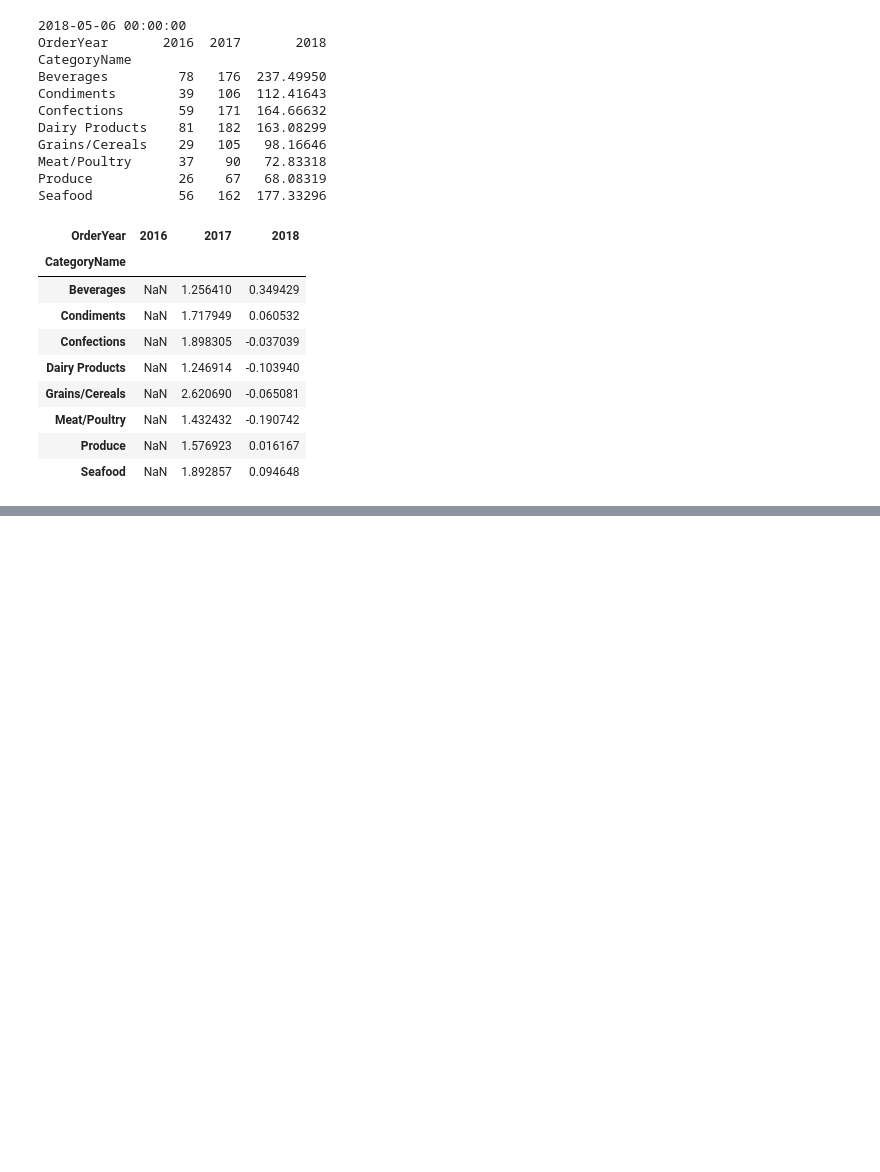
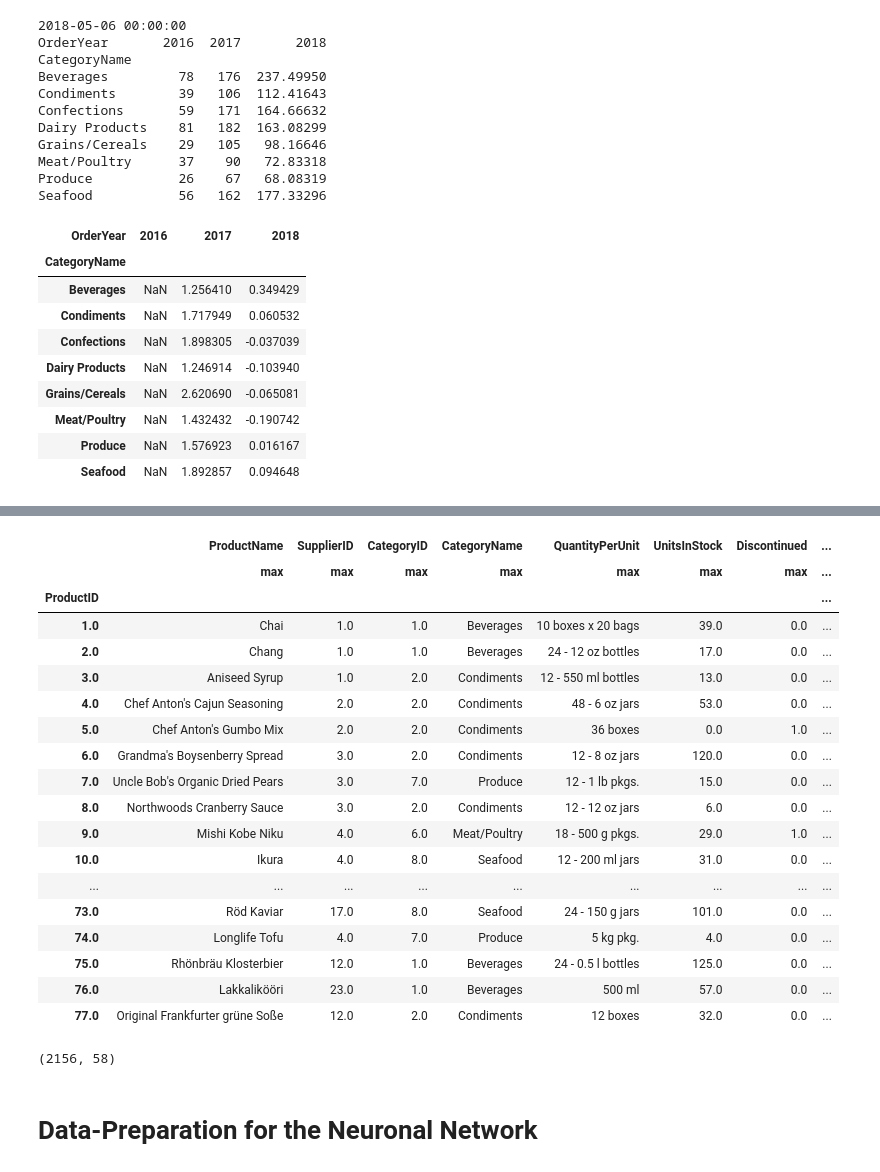
Before and after one commit to JGruettner/comprehensive_crm, a Jupyter notebook: Forecast_Deep.ipynb, the cells around one changed output, grey strips where cells are left out. Drawn from its saved outputs; the diff is of its cells as text; code cells hidden in the pictures; blank space fills up the shorter version.

```diff
--- a/Forecast_Deep.ipynb
+++ b/Forecast_Deep.ipynb
@@ -441,8 +403,0 @@ cat_details = pd.DataFrame((100/prod_details2['TotalPurchase'].sum())*prod_detai
-# %%
-print(prod_details2['OrderDate'].max())
-d1 = date(2018, 1, 1)
-cat_details2[2018] = cat_details2[2018].apply(lambda x: x*1.58333)
-print(cat_details2)
-# %%
-cat_details2['CAGR'] = cat_details2.T.pct_change().add(1).prod().pow(1./(len(cat_details2.columns) - 1)).sub(1)
-cat_details2
@@ -461,0 +404,4 @@ lm.get_params
+# %%
+cat_details2 = cat_details2.drop([2016], axis=1)
+cat_details2 = cat_details2.rename(columns={2017: 'growth_2017', 2018: 'growth_2018'})
+cat_details2
@@ -461,0 +419,29 @@ lm.get_params
+# %%
+prod_details3 = pd.merge(prod_details2, cat_details2, how = 'inner', left_on=['CategoryName'], right_on=[cat_details2.index])
+prod_details4 = prod_details3.groupby('ProductID').agg(['max'])
+# %% [output]
+|  | ProductName | SupplierID | CategoryID | CategoryName | QuantityPerUnit | UnitsInStock | Discontinued | ... |
+|  | max | max | max | max | max | max | max | ... |
+| ProductID |  |  |  |  |  |  |  | ... |
+| 1.0 | Chai | 1.0 | 1.0 | Beverages | 10 boxes x 20 bags | 39.0 | 0.0 | ... |
+| 2.0 | Chang | 1.0 | 1.0 | Beverages | 24 - 12 oz bottles | 17.0 | 0.0 | ... |
+| 3.0 | Aniseed Syrup | 1.0 | 2.0 | Condiments | 12 - 550 ml bottles | 13.0 | 0.0 | ... |
+| 4.0 | Chef Anton's Cajun Seasoning | 2.0 | 2.0 | Condiments | 48 - 6 oz jars | 53.0 | 0.0 | ... |
+| 5.0 | Chef Anton's Gumbo Mix | 2.0 | 2.0 | Condiments | 36 boxes | 0.0 | 1.0 | ... |
+| 6.0 | Grandma's Boysenberry Spread | 3.0 | 2.0 | Condiments | 12 - 8 oz jars | 120.0 | 0.0 | ... |
+| 7.0 | Uncle Bob's Organic Dried Pears | 3.0 | 7.0 | Produce | 12 - 1 lb pkgs. | 15.0 | 0.0 | ... |
+| 8.0 | Northwoods Cranberry Sauce | 3.0 | 2.0 | Condiments | 12 - 12 oz jars | 6.0 | 0.0 | ... |
+| 9.0 | Mishi Kobe Niku | 4.0 | 6.0 | Meat/Poultry | 18 - 500 g pkgs. | 29.0 | 1.0 | ... |
+| 10.0 | Ikura | 4.0 | 8.0 | Seafood | 12 - 200 ml jars | 31.0 | 0.0 | ... |
+| ... | ... | ... | ... | ... | ... | ... | ... | ... |
+| 73.0 | Röd Kaviar | 17.0 | 8.0 | Seafood | 24 - 150 g jars | 101.0 | 0.0 | ... |
+| 74.0 | Longlife Tofu | 4.0 | 7.0 | Produce | 5 kg pkg. | 4.0 | 0.0 | ... |
+| 75.0 | Rhönbräu Klosterbier | 12.0 | 1.0 | Beverages | 24 - 0.5 l bottles | 125.0 | 0.0 | ... |
+| 76.0 | Lakkalikööri | 23.0 | 1.0 | Beverages | 500 ml | 57.0 | 0.0 | ... |
+| 77.0 | Original Frankfurter grüne Soße | 12.0 | 2.0 | Condiments | 12 boxes | 32.0 | 0.0 | ... |
+# %%
+#Thanks to Feature Engineering we receive 57 Attributes, compared to 28 from beginning
+mds4 = pd.merge(mds3, prod_details4[['ProductName', 'SupplierID', 'CategoryID', 'CategoryName', 'QuantityPerUnit', 'UnitsInStock', 'Discontinued', 'growth_2017', 'growth_2018', 'avg_growth']], how='left', on='ProductID')
+mds4.shape
+# %% [output]
+(2156, 58)
@@ -461,0 +450,2 @@ lm.get_params
+# %% [markdown]
+# Data-Preparation for the Neuronal Network
```
Also changed, not shown: parts of 19 cells of this notebook.
